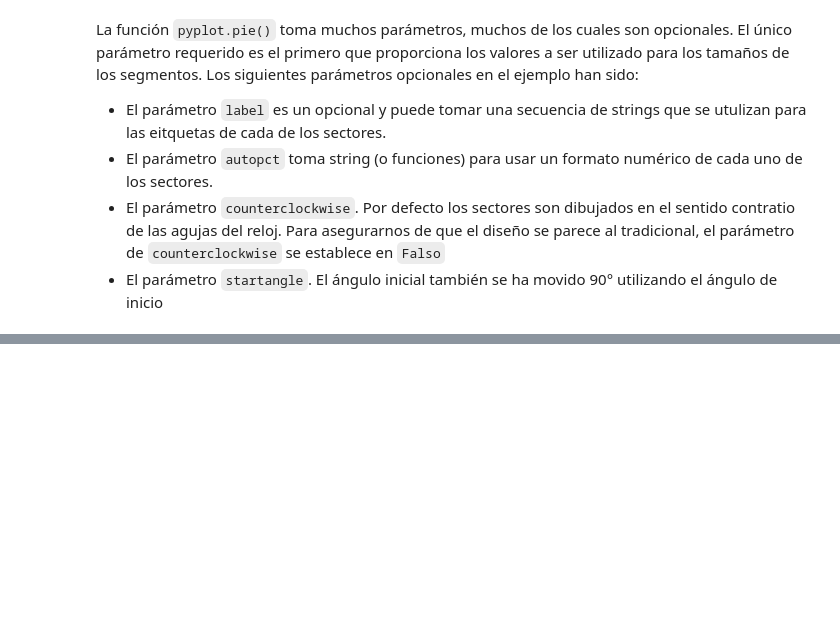
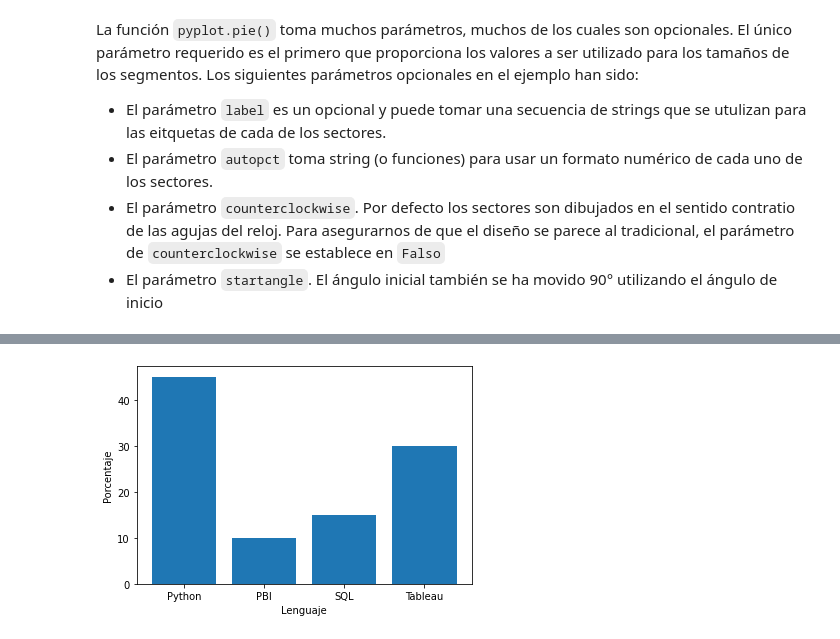
Before and after one commit to jsanz81/Bootcamp_Abril2023, a Jupyter notebook: Librerias/Visualizacion/Teoria.ipynb, the cells around one changed output, grey strips where cells are left out. Cells and saved outputs as stored; diff of their text form; code cells hidden in the pictures; blank space fills up the shorter version.

```diff
--- a/Librerias/Visualizacion/Teoria.ipynb
+++ b/Librerias/Visualizacion/Teoria.ipynb
@@ -210,0 +240,14 @@ Los siguientes parámetros opcionales en el ejemplo han sido:
+# %%
+
+labels = ('Python', 'PBI', 'SQL', 'Tableau')
+indice = (1, 2, 3, 4)
+Porcentajes = [45, 10, 15, 30]
+
+plt.bar(indice, Porcentajes, tick_label=labels)
+
+plt.ylabel('Porcentaje')
+plt.xlabel('Lenguaje')
+
+plt.show();
+# %% [output]
+[figure, added]
```
Also changed, not shown: parts of 21 cells of this notebook.
